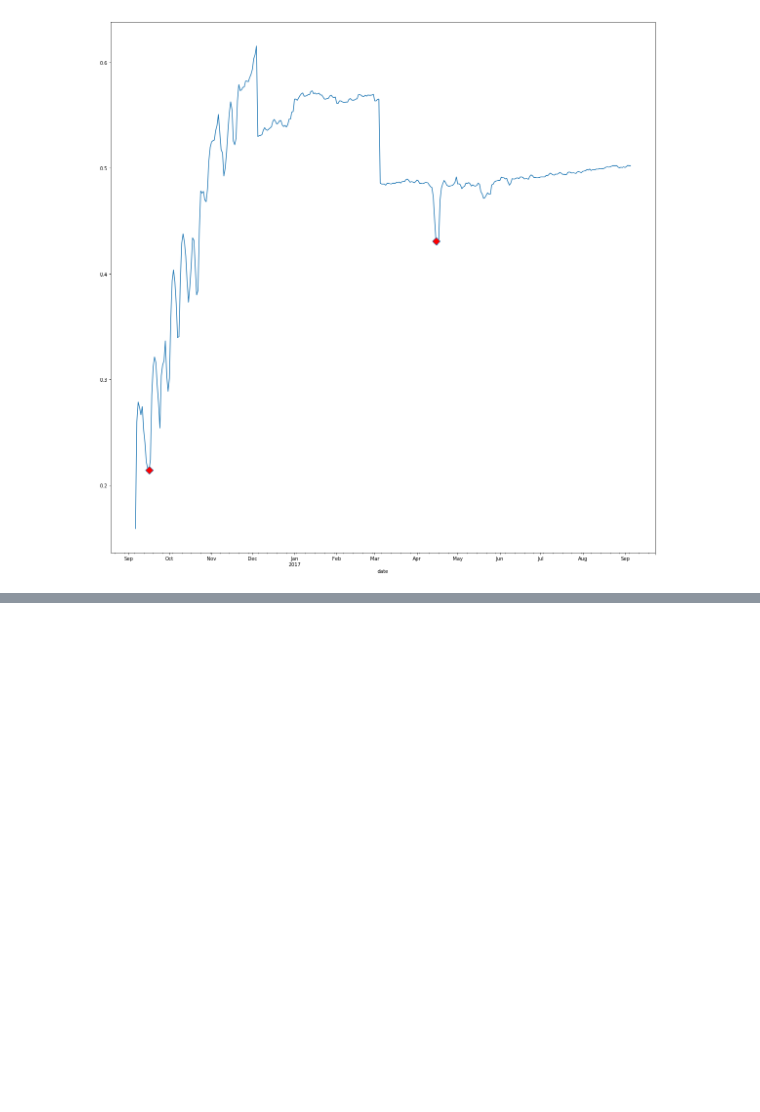
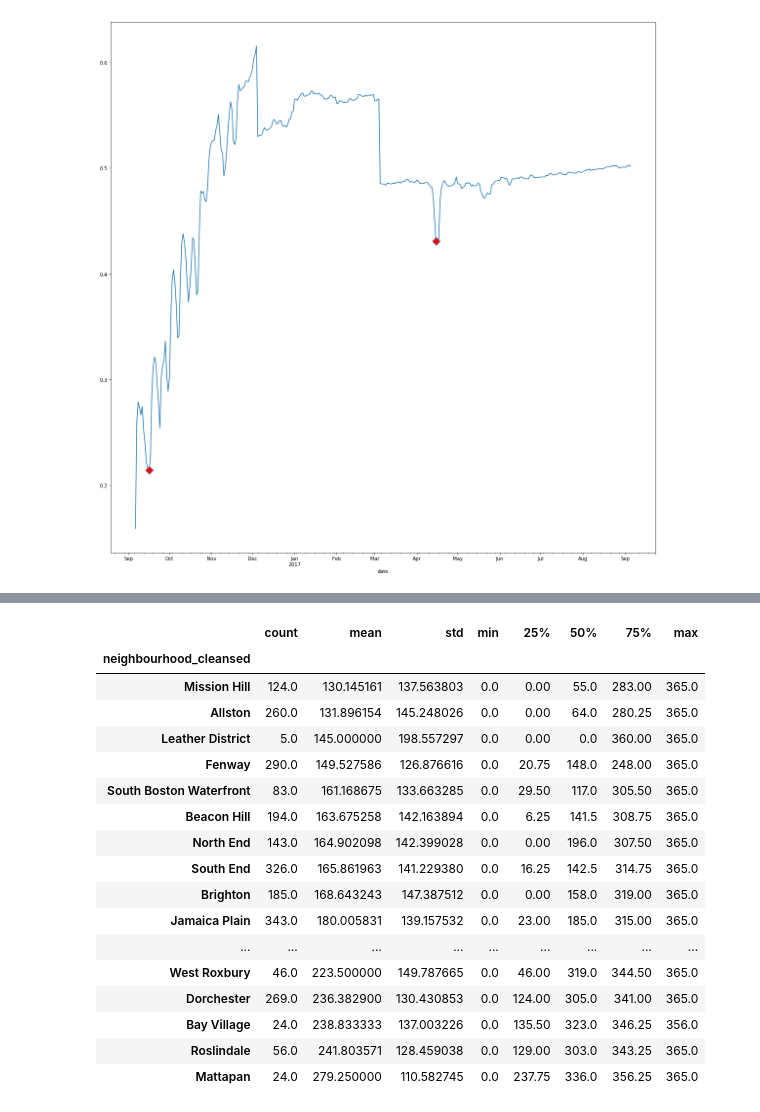
Before and after one commit to cgkaczenski/BostonAirbnb, a Jupyter notebook: BostonAirbnb.ipynb, the cells around one changed output, grey strips where cells are left out. Drawn from its saved outputs; the diff is of its cells as text; code cells hidden in the pictures; blank space fills up the shorter version.

```diff
--- a/BostonAirbnb.ipynb
+++ b/BostonAirbnb.ipynb
@@ -97,0 +134,21 @@ The Boston marathon was on April 16th 2017, so this probably accounts for the in
+# %%
+ldf.groupby(['neighbourhood_cleansed'])['availability_365'].describe().sort_values(by='mean')
+# %% [output]
+|  | count | mean | std | min | 25% | 50% | 75% | max |
+| neighbourhood_cleansed |  |  |  |  |  |  |  |  |
+| Mission Hill | 124.0 | 130.145161 | 137.563803 | 0.0 | 0.00 | 55.0 | 283.00 | 365.0 |
+| Allston | 260.0 | 131.896154 | 145.248026 | 0.0 | 0.00 | 64.0 | 280.25 | 365.0 |
+| Leather District | 5.0 | 145.000000 | 198.557297 | 0.0 | 0.00 | 0.0 | 360.00 | 365.0 |
+| Fenway | 290.0 | 149.527586 | 126.876616 | 0.0 | 20.75 | 148.0 | 248.00 | 365.0 |
+| South Boston Waterfront | 83.0 | 161.168675 | 133.663285 | 0.0 | 29.50 | 117.0 | 305.50 | 365.0 |
+| Beacon Hill | 194.0 | 163.675258 | 142.163894 | 0.0 | 6.25 | 141.5 | 308.75 | 365.0 |
+| North End | 143.0 | 164.902098 | 142.399028 | 0.0 | 0.00 | 196.0 | 307.50 | 365.0 |
+| South End | 326.0 | 165.861963 | 141.229380 | 0.0 | 16.25 | 142.5 | 314.75 | 365.0 |
+| Brighton | 185.0 | 168.643243 | 147.387512 | 0.0 | 0.00 | 158.0 | 319.00 | 365.0 |
+| Jamaica Plain | 343.0 | 180.005831 | 139.157532 | 0.0 | 23.00 | 185.0 | 315.00 | 365.0 |
+| ... | ... | ... | ... | ... | ... | ... | ... | ... |
+| West Roxbury | 46.0 | 223.500000 | 149.787665 | 0.0 | 46.00 | 319.0 | 344.50 | 365.0 |
+| Dorchester | 269.0 | 236.382900 | 130.430853 | 0.0 | 124.00 | 305.0 | 341.00 | 365.0 |
+| Bay Village | 24.0 | 238.833333 | 137.003226 | 0.0 | 135.50 | 323.0 | 346.25 | 356.0 |
+| Roslindale | 56.0 | 241.803571 | 128.459038 | 0.0 | 129.00 | 303.0 | 343.25 | 365.0 |
+| Mattapan | 24.0 | 279.250000 | 110.582745 | 0.0 | 237.75 | 336.0 | 356.25 | 365.0 |
```
Also changed, not shown: parts of 8 cells of this notebook.
